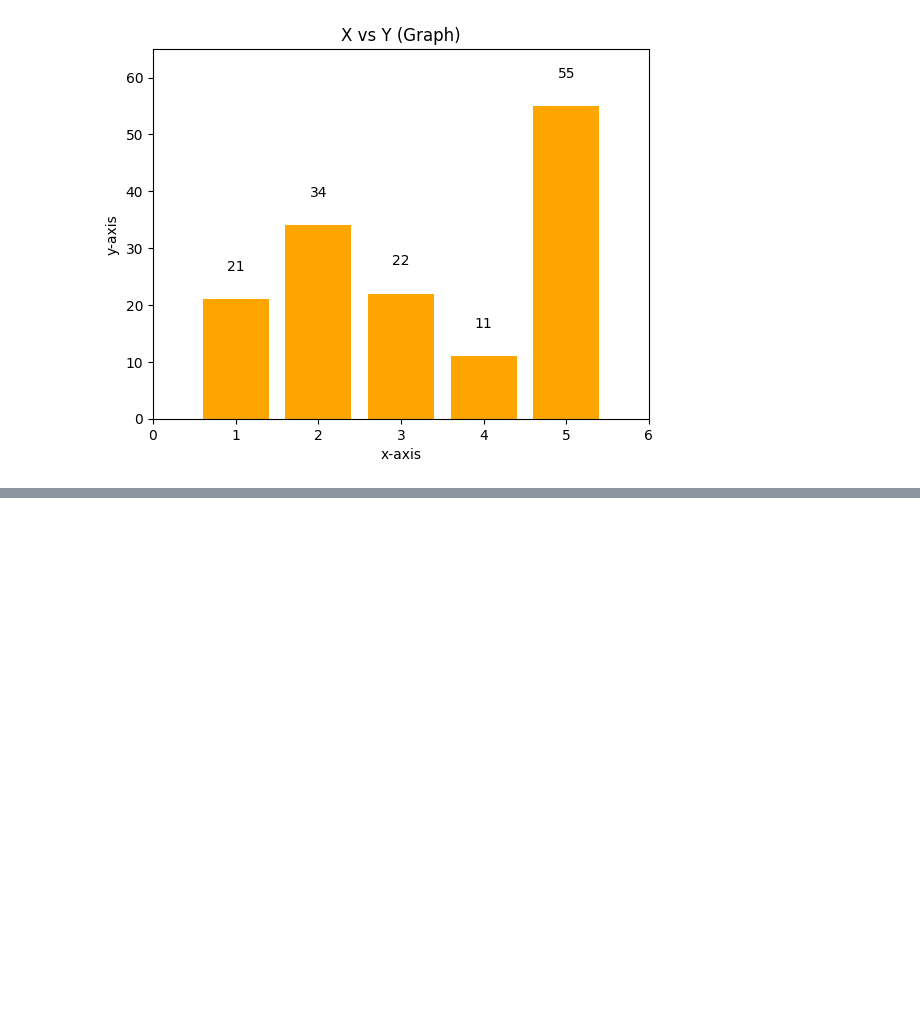
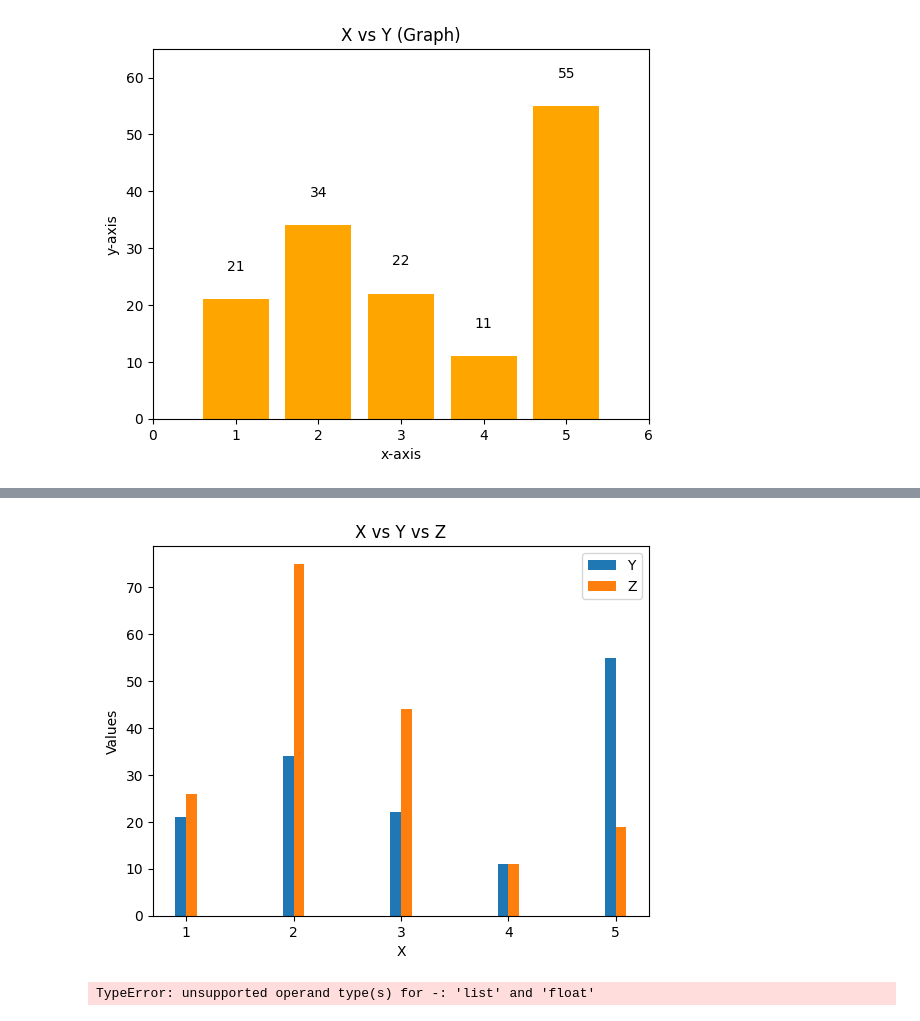
Before and after one commit to Shayan1064/machine-learning-journey, a Jupyter notebook: Day 9/Untitled.ipynb, the cells around one changed output, grey strips where cells are left out. Saved outputs shown, nothing was run; the diff lists cells and outputs as text; code cells hidden in the pictures; blank space fills up the shorter version.

Commit message:
Day 9: Matplotlib

```diff
--- a/Day 9/Untitled.ipynb
+++ b/Day 9/Untitled.ipynb
@@ -82,0 +102,39 @@ plt.xlim(0,max(x)+1)
+# %%
+import matplotlib.pyplot as plt
+
+x = [1, 2, 3, 4, 5]
+y = [21, 34, 22, 11, 55]
+z = [26, 75, 44, 11, 19]
+
+width = 0.1
+
+plt.bar([i - width/2 for i in x], y, width=width, label='Y')
+plt.bar([i + width/2 for i in x], z, width=width, label='Z')
+
+plt.title('X vs Y vs Z')
+plt.xlabel('X')
+plt.ylabel('Values')
+plt.legend()
+
+plt.show()
+# %% [output]
+[figure, added]
+# %%
+import matplotlib.pyplot as plt
+
+x=[1,2,3,4,5]
+y=[21,34,22,11,55]
+z=[26,75,44,11,19]
+
+width=0.1
+
+plt.bar(x-width/2,y,width)
+plt.bar(x+width/2,z,width)
+
+plt.title('(X) vs (Y) vs (Z)')
+plt.xlabel('X')
+plt.ylabel('Y')
+
+plt.show()
+# %% [output]
+TypeError: unsupported operand type(s) for -: 'list' and 'float'
```
Also changed, not shown: parts of 2 cells of this notebook.
